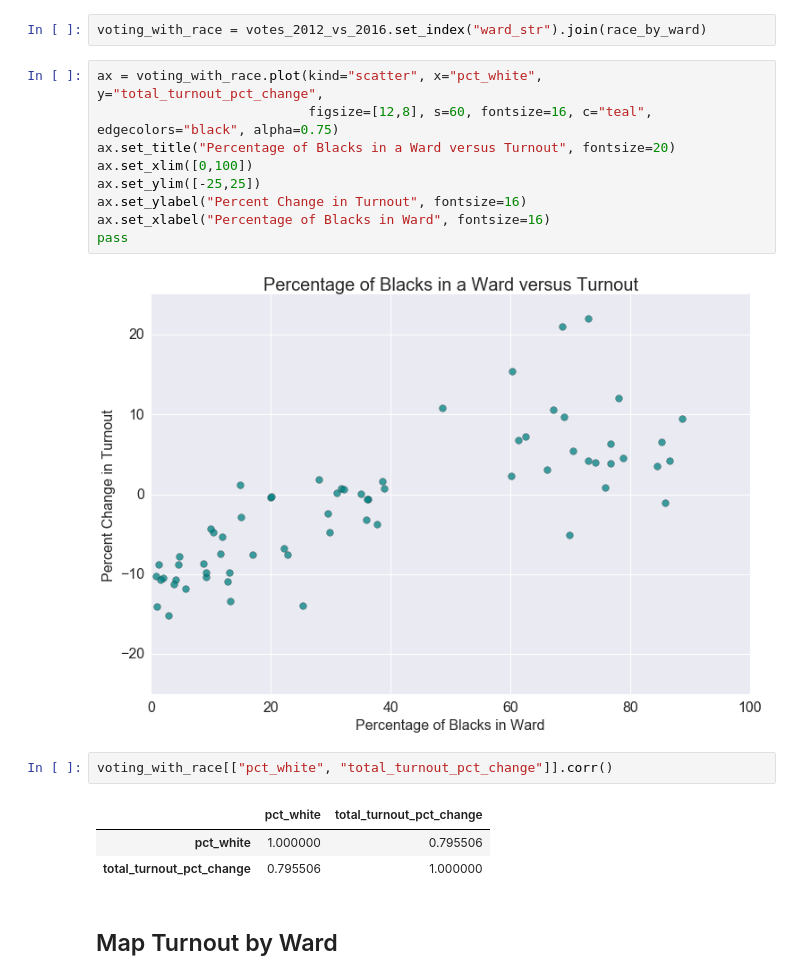
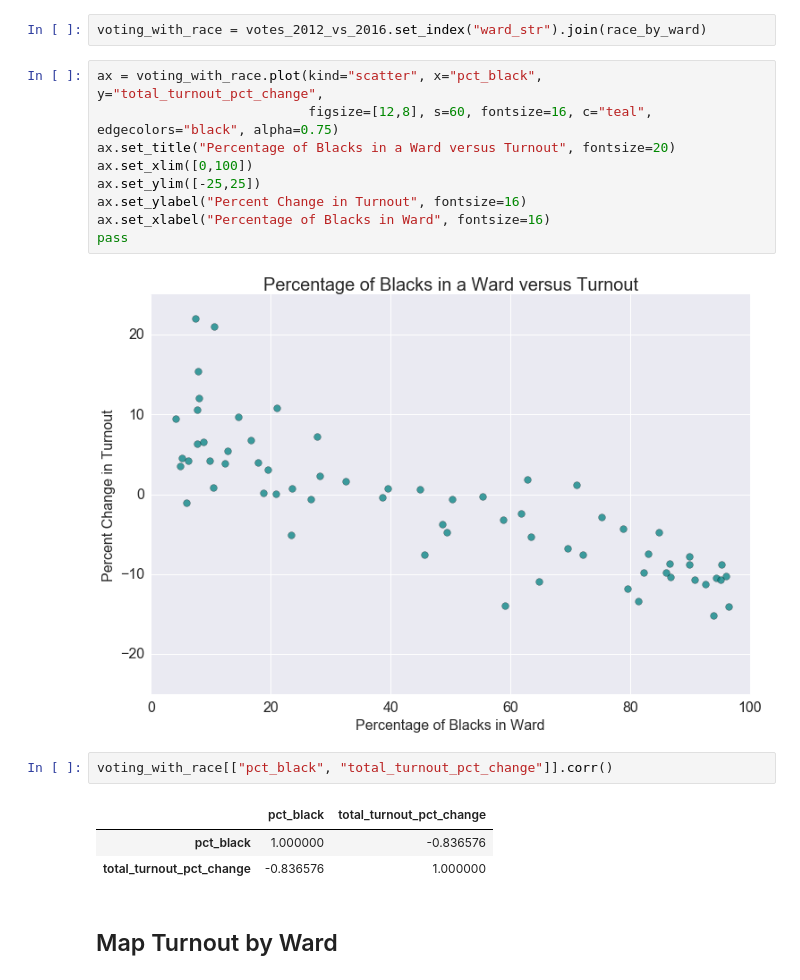
Before and after one commit to BuzzFeedNews/2016-11-philadelphia-turnout, a Jupyter notebook: notebooks/philadelphia-map-and-analysis.ipynb, the cells around one changed output. Cells and saved outputs as stored; diff of their text form.

```diff
--- a/notebooks/philadelphia-map-and-analysis.ipynb
+++ b/notebooks/philadelphia-map-and-analysis.ipynb
@@ -123,22 +123,22 @@ race_by_ward.head(3)
 # %%
 voting_with_race = votes_2012_vs_2016.set_index("ward_str").join(race_by_ward)
 # %%
-ax = voting_with_race.plot(kind="scatter", x="pct_white", y="total_turnout_pct_change",
+ax = voting_with_race.plot(kind="scatter", x="pct_black", y="total_turnout_pct_change",
                            figsize=[12,8], s=60, fontsize=16, c="teal", edgecolors="black", alpha=0.75)
 ax.set_title("Percentage of Blacks in a Ward versus Turnout", fontsize=20)
 ax.set_xlim([0,100])
 ax.set_ylim([-25,25])
 ax.set_ylabel("Percent Change in Turnout", fontsize=16)
 ax.set_xlabel("Percentage of Blacks in Ward", fontsize=16)
 pass
 # %% [output]
-[figure, old version]
+[figure, new version]
 # %%
-voting_with_race[["pct_white", "total_turnout_pct_change"]].corr()
+voting_with_race[["pct_black", "total_turnout_pct_change"]].corr()
 # %% [output]
-|  | pct_white | total_turnout_pct_change |
-| pct_white | 1.000000 | 0.795506 |
-| total_turnout_pct_change | 0.795506 | 1.000000 |
+|  | pct_black | total_turnout_pct_change |
+| pct_black | 1.000000 | -0.836576 |
+| total_turnout_pct_change | -0.836576 | 1.000000 |
 # %% [markdown]
 ## Map Turnout by Ward
 # %%
```
